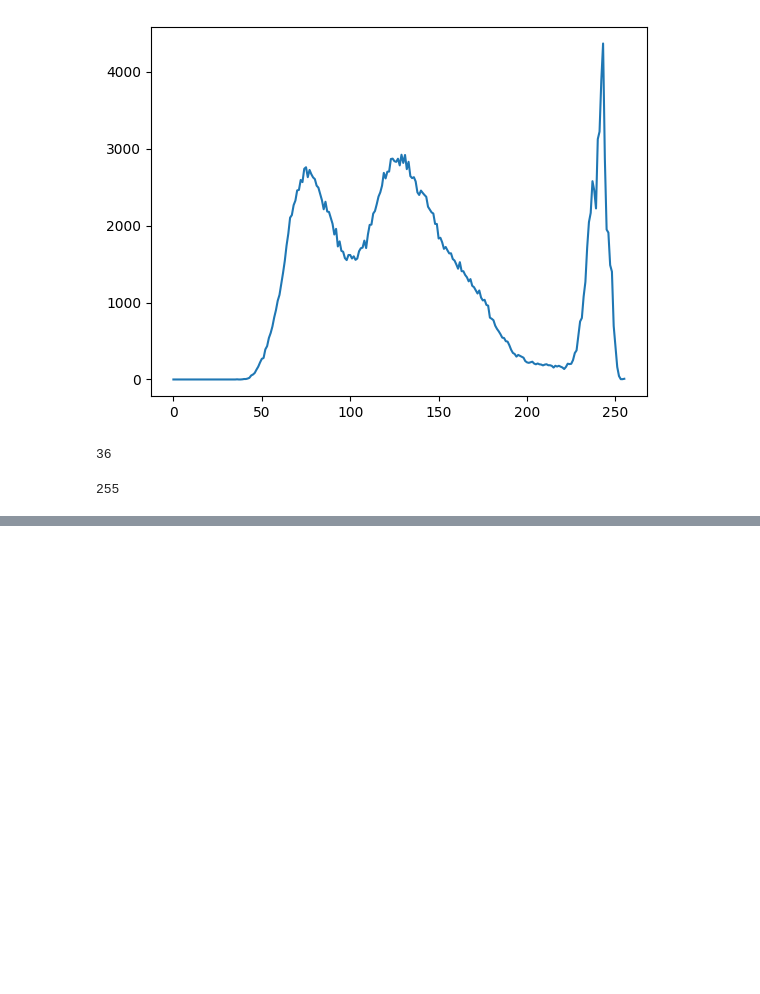
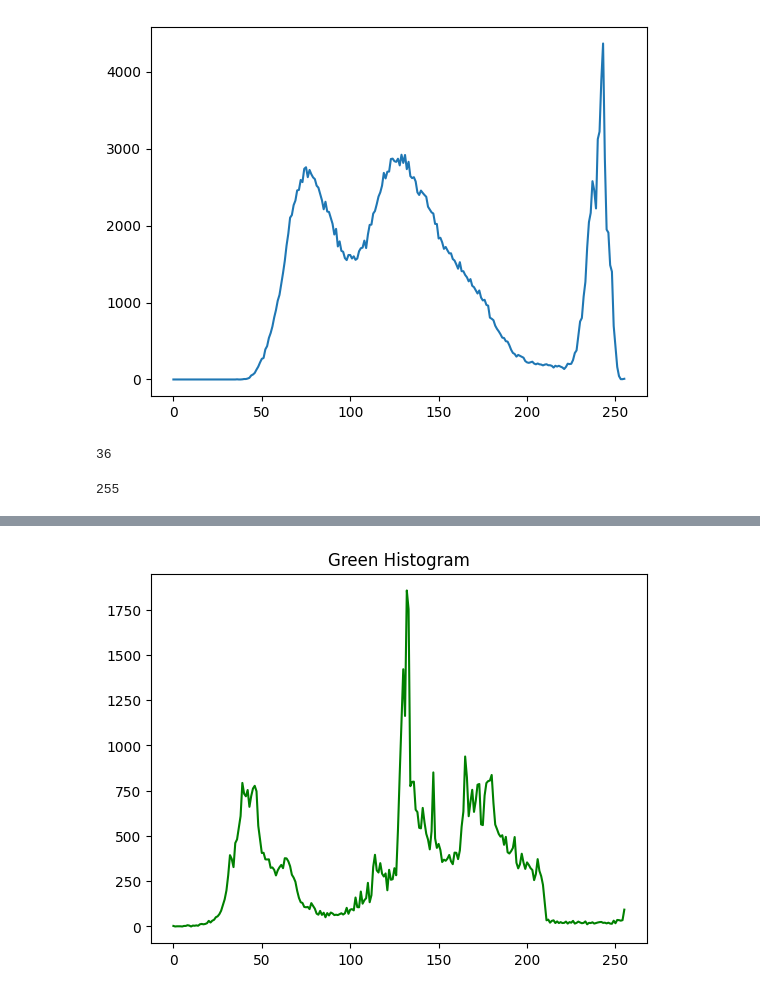
Before and after one commit to MistakenUncle7/Procesamiento-de-Imagenes, a Jupyter notebook: Histograms/histograms.ipynb, the cells around one changed output, grey strips where cells are left out. Drawn from its saved outputs; the diff is of its cells as text; code cells hidden in the pictures; blank space fills up the shorter version.

```diff
--- a/histogram.ipynb
+++ b/Histograms/histograms.ipynb
@@ -64,0 +119,7 @@ np.unique(aero3)
+# %%
+histogram_g = cv.calcHist([img], [0], None, [256], (0, 256))
+plt.plot(histogram_g, "g") # "g" Indicates the channel of the histogram, in this case green.
+plt.title("Green Histogram")
+plt.show()
+# %% [output]
+[figure, added]
```
Also changed, not shown: parts of 15 cells of this notebook, 7 other files.
